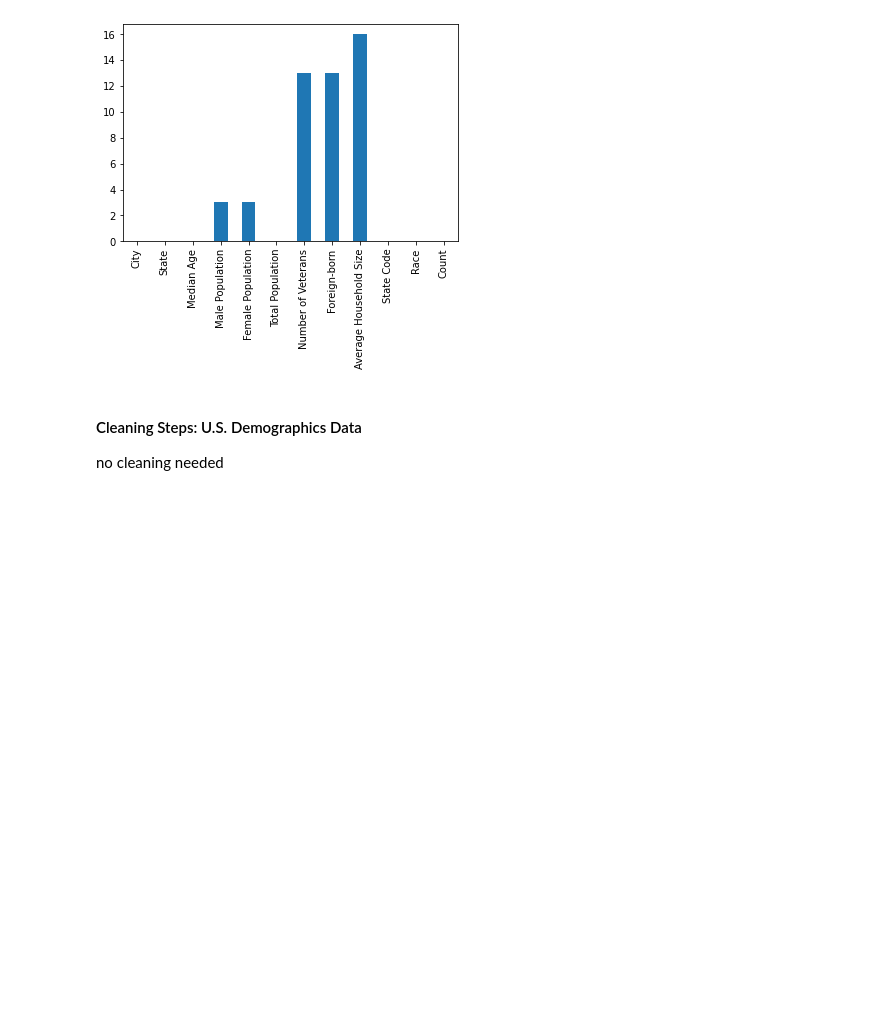
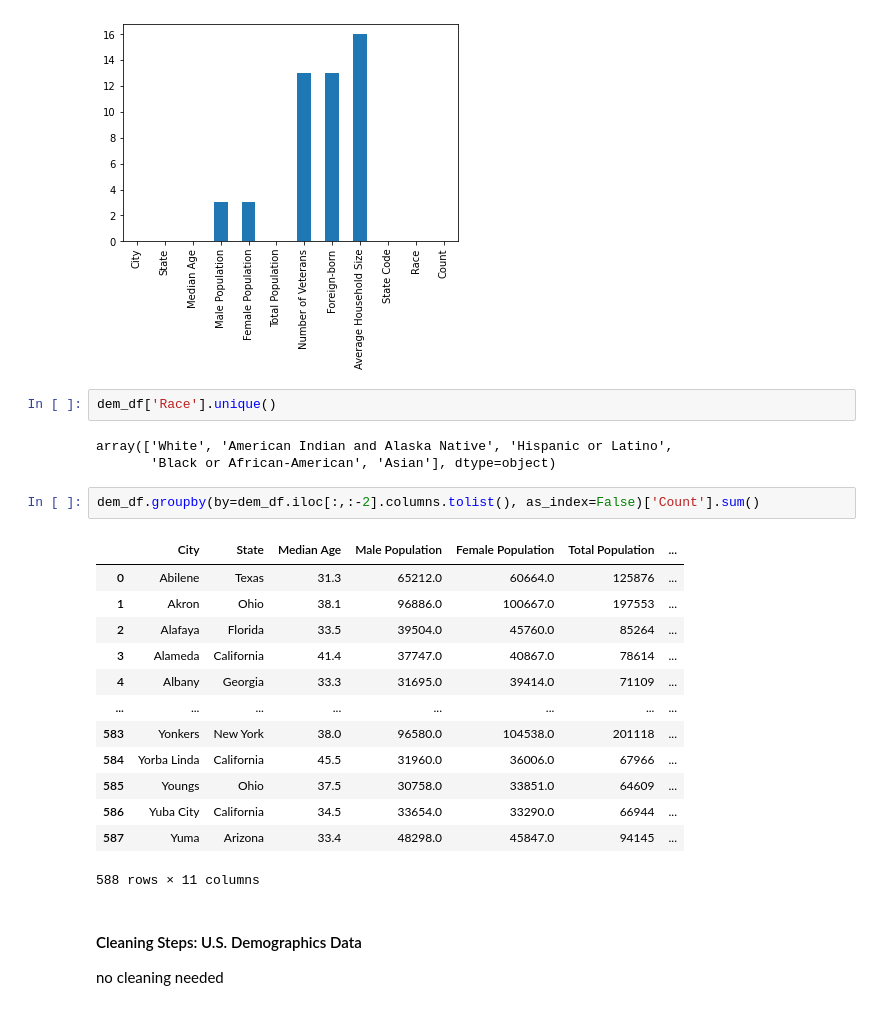
Before and after one commit to euweb/CapstoneProject, a Jupyter notebook: Capstone Project Template.ipynb, the cells around one changed output. Drawn from its saved outputs; the diff is of its cells as text; blank space fills up the shorter version.

```diff
--- a/Capstone Project Template.ipynb
+++ b/Capstone Project Template.ipynb
@@ -319,6 +319,27 @@ dem_df.isnull().sum(axis=0).plot(kind="bar")
 # %% [output]
 <AxesSubplot:>
 [figure]
+# %%
+dem_df['Race'].unique()
+# %% [output]
+array(['White', 'American Indian and Alaska Native', 'Hispanic or Latino',
+       'Black or African-American', 'Asian'], dtype=object)
+# %%
+dem_df.groupby(by=dem_df.iloc[:,:-2].columns.tolist(), as_index=False)['Count'].sum()
+# %% [output]
+|  | City | State | Median Age | Male Population | Female Population | Total Population | ... |
+| 0 | Abilene | Texas | 31.3 | 65212.0 | 60664.0 | 125876 | ... |
+| 1 | Akron | Ohio | 38.1 | 96886.0 | 100667.0 | 197553 | ... |
+| 2 | Alafaya | Florida | 33.5 | 39504.0 | 45760.0 | 85264 | ... |
+| 3 | Alameda | California | 41.4 | 37747.0 | 40867.0 | 78614 | ... |
+| 4 | Albany | Georgia | 33.3 | 31695.0 | 39414.0 | 71109 | ... |
+| ... | ... | ... | ... | ... | ... | ... | ... |
+| 583 | Yonkers | New York | 38.0 | 96580.0 | 104538.0 | 201118 | ... |
+| 584 | Yorba Linda | California | 45.5 | 31960.0 | 36006.0 | 67966 | ... |
+| 585 | Youngs | Ohio | 37.5 | 30758.0 | 33851.0 | 64609 | ... |
+| 586 | Yuba City | California | 34.5 | 33654.0 | 33290.0 | 66944 | ... |
+| 587 | Yuma | Arizona | 33.4 | 48298.0 | 45847.0 | 94145 | ... |
+588 rows × 11 columns
 # %% [markdown]
 #### Cleaning Steps: U.S. Demographics Data
 
```
Also changed, not shown: 3 other files.
